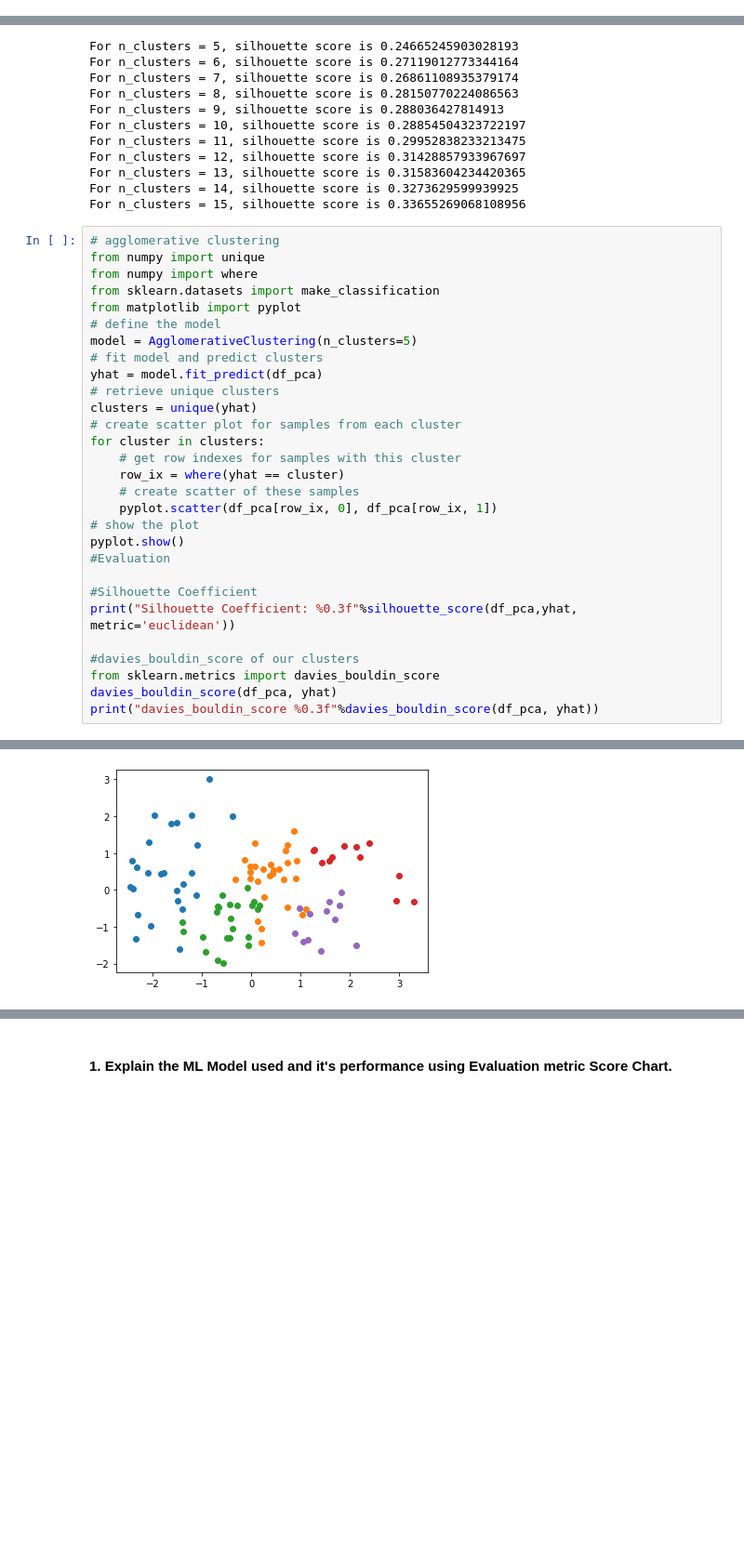
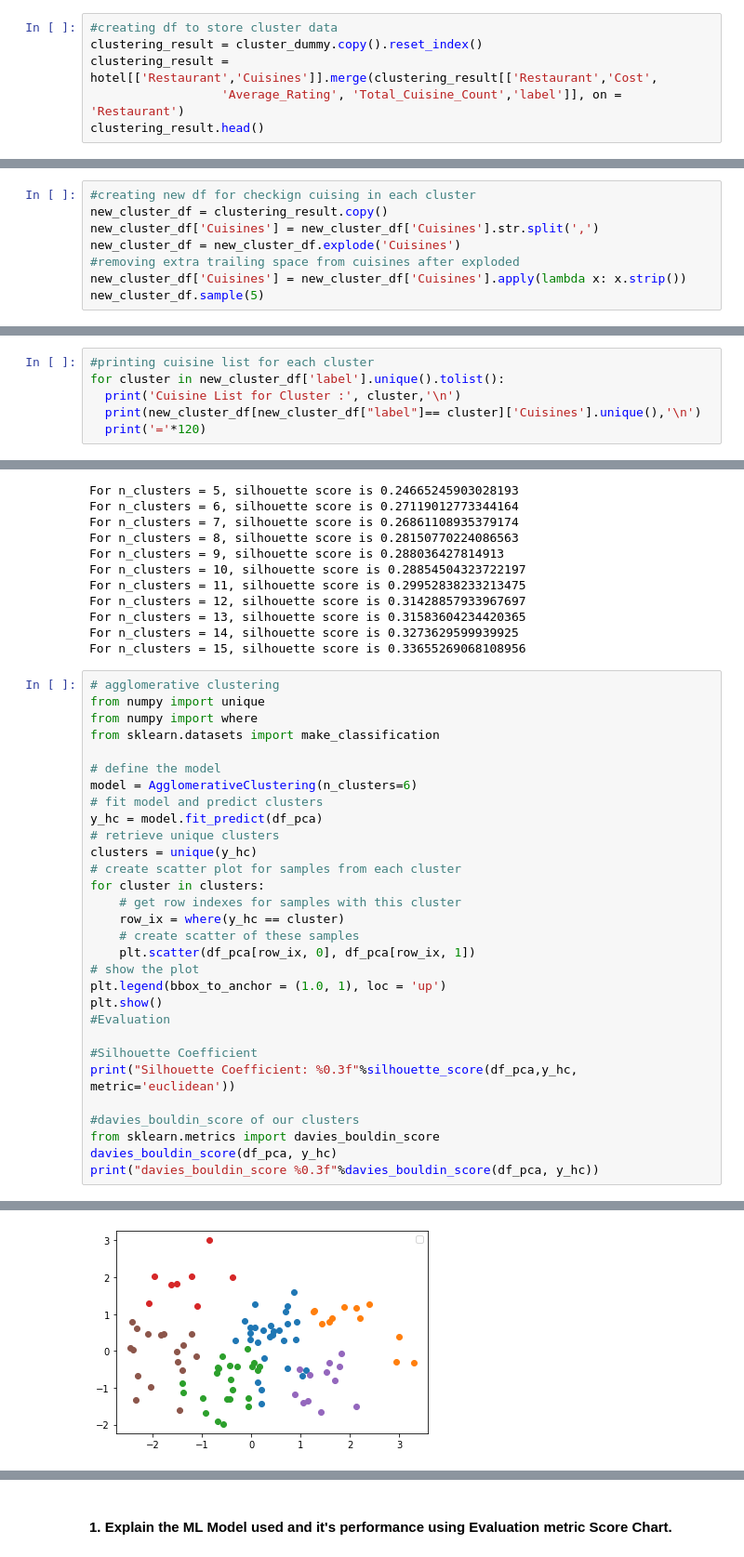
Before and after one commit to abhinav4201/UnSupervised-ML-Zomato-Restaurant-Clustering-and-Sentiment-Analysis, a Jupyter notebook: UnSupervised_ML_Zomato_Restaurant_Clustering_and_Sentiment_Analysis_capstone_project_4.ipynb, the cells around one changed output, grey strips where cells are left out. Shown at 93% size. Saved outputs shown, nothing was run; the diff lists cells and outputs as text; blank space fills up the shorter version.

```diff
--- a/UnSupervised_ML_Zomato_Restaurant_Clustering_and_Sentiment_Analysis_capstone_project_4.ipynb
+++ b/UnSupervised_ML_Zomato_Restaurant_Clustering_and_Sentiment_Analysis_capstone_project_4.ipynb
@@ -2670 +2659,7 @@ cluster_dummy.sample(2)
 2 rows × 48 columns
+# %%
+#creating df to store cluster data
+clustering_result = cluster_dummy.copy().reset_index()
+clustering_result = hotel[['Restaurant','Cuisines']].merge(clustering_result[['Restaurant','Cost',
+                  'Average_Rating',	'Total_Cuisine_Count','label']], on = 'Restaurant')
+clustering_result.head()
@@ -2681,3 +2683,11 @@ cluster_count
 | 3 | 3 | 16 |
 | 1 | 4 | 23 |
 | 0 | 1 | 26 |
+# %%
+#creating new df for checkign cuising in each cluster
+new_cluster_df = clustering_result.copy()
+new_cluster_df['Cuisines'] = new_cluster_df['Cuisines'].str.split(',')
+new_cluster_df = new_cluster_df.explode('Cuisines')
+#removing extra trailing space from cuisines after exploded
+new_cluster_df['Cuisines'] = new_cluster_df['Cuisines'].apply(lambda x: x.strip())
+new_cluster_df.sample(5)
@@ -2683,0 +2701,6 @@ cluster_count
+# %%
+#printing cuisine list for each cluster
+for cluster in new_cluster_df['label'].unique().tolist():
+  print('Cuisine List for Cluster :', cluster,'\n')
+  print(new_cluster_df[new_cluster_df["label"]== cluster]['Cuisines'].unique(),'\n')
+  print('='*120)
@@ -2739,28 +2780,29 @@ For n_clusters = 15, silhouette score is 0.33655269068108956
 from numpy import unique
 from numpy import where
 from sklearn.datasets import make_classification
-from matplotlib import pyplot
+
 # define the model
-model = AgglomerativeClustering(n_clusters=5)
+model = AgglomerativeClustering(n_clusters=6)
 # fit model and predict clusters
-yhat = model.fit_predict(df_pca)
+y_hc = model.fit_predict(df_pca)
 # retrieve unique clusters
-clusters = unique(yhat)
+clusters = unique(y_hc)
 # create scatter plot for samples from each cluster
 for cluster in clusters:
 	# get row indexes for samples with this cluster
-	row_ix = where(yhat == cluster)
+	row_ix = where(y_hc == cluster)
 	# create scatter of these samples
-	pyplot.scatter(df_pca[row_ix, 0], df_pca[row_ix, 1])
+	plt.scatter(df_pca[row_ix, 0], df_pca[row_ix, 1])
 # show the plot
-pyplot.show()
+plt.legend(bbox_to_anchor = (1.0, 1), loc = 'up')
+plt.show()
 #Evaluation
 
 #Silhouette Coefficient
-print("Silhouette Coefficient: %0.3f"%silhouette_score(df_pca,yhat, metric='euclidean'))
+print("Silhouette Coefficient: %0.3f"%silhouette_score(df_pca,y_hc, metric='euclidean'))
 
 #davies_bouldin_score of our clusters
 from sklearn.metrics import davies_bouldin_score
-davies_bouldin_score(df_pca, yhat)
-print("davies_bouldin_score %0.3f"%davies_bouldin_score(df_pca, yhat))
+davies_bouldin_score(df_pca, y_hc)
+print("davies_bouldin_score %0.3f"%davies_bouldin_score(df_pca, y_hc))
 # %% [output]
@@ -2767 +2810 @@ print("davies_bouldin_score %0.3f"%davies_bouldin_score(df_pca, yhat))
-[figure, old version]
+[figure, new version]
```
Also changed, not shown: parts of 72 cells of this notebook.
